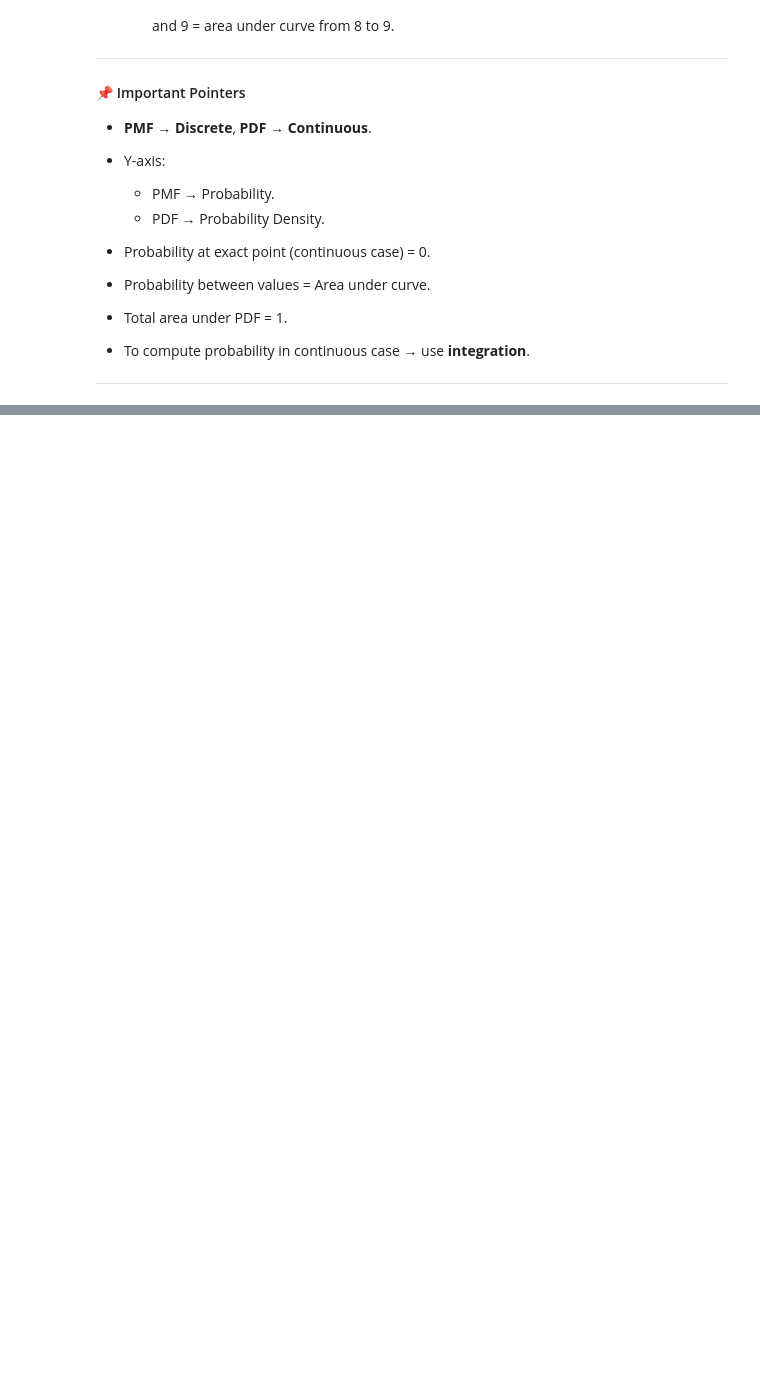
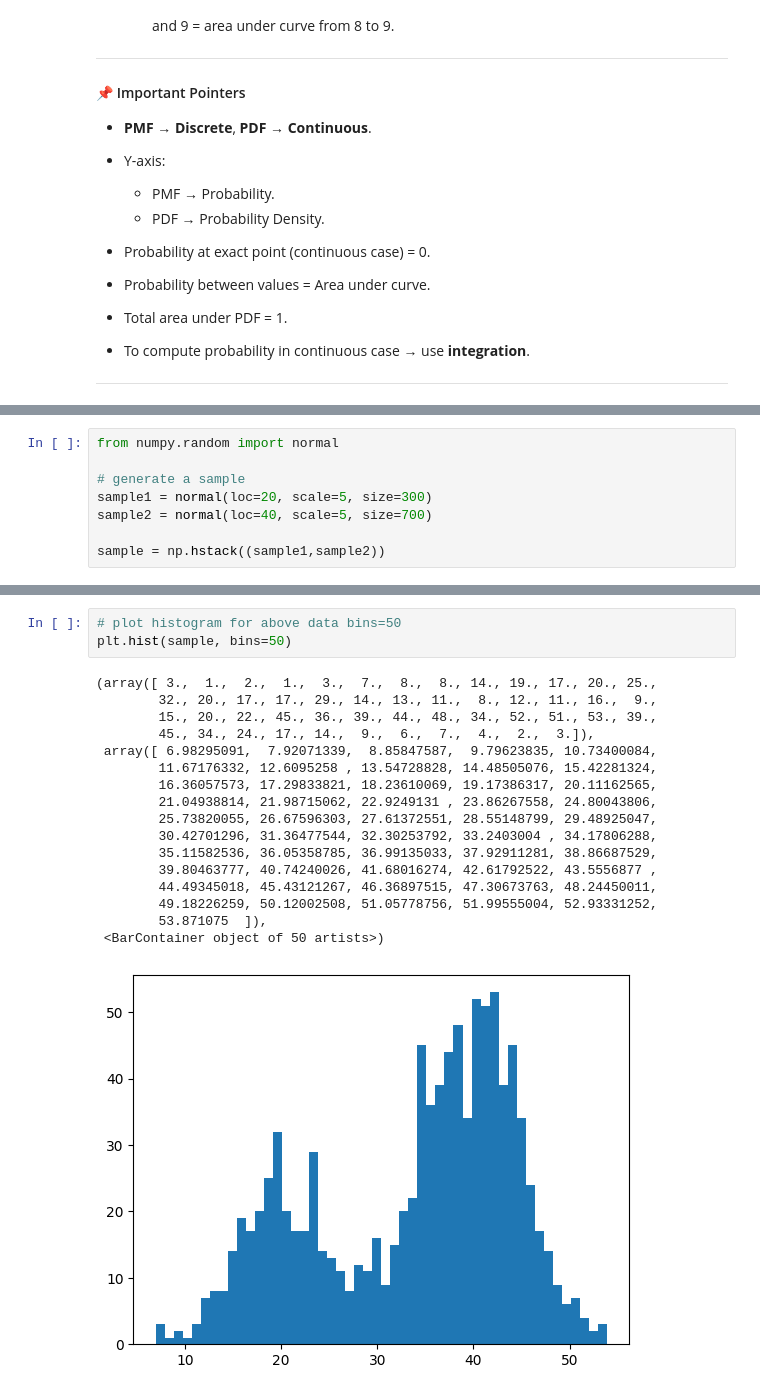
Before and after one commit to Narotam-Mishra/machine-learning-concepts, a Jupyter notebook: 05_Maths_for_ML/Probability/phase-1.ipynb, the cells around one changed output, grey strips where cells are left out. Drawn from its saved outputs; the diff is of its cells as text; blank space fills up the shorter version.

```diff
--- a/05_Maths_for_ML/Probability/phase-1.ipynb
+++ b/05_Maths_for_ML/Probability/phase-1.ipynb
@@ -175,0 +329,8 @@ np.cumsum(s1).plot(kind='bar')
+# %%
+from numpy.random import normal
+
+# generate a sample
+sample1 = normal(loc=20, scale=5, size=300)
+sample2 = normal(loc=40, scale=5, size=700)
+
+sample = np.hstack((sample1,sample2))
@@ -175,0 +357,21 @@ np.cumsum(s1).plot(kind='bar')
+# %%
+# plot histogram for above data bins=50
+plt.hist(sample, bins=50)
+# %% [output]
+(array([ 3.,  1.,  2.,  1.,  3.,  7.,  8.,  8., 14., 19., 17., 20., 25.,
+        32., 20., 17., 17., 29., 14., 13., 11.,  8., 12., 11., 16.,  9.,
+        15., 20., 22., 45., 36., 39., 44., 48., 34., 52., 51., 53., 39.,
+        45., 34., 24., 17., 14.,  9.,  6.,  7.,  4.,  2.,  3.]),
+ array([ 6.98295091,  7.92071339,  8.85847587,  9.79623835, 10.73400084,
+        11.67176332, 12.6095258 , 13.54728828, 14.48505076, 15.42281324,
+        16.36057573, 17.29833821, 18.23610069, 19.17386317, 20.11162565,
+        21.04938814, 21.98715062, 22.9249131 , 23.86267558, 24.80043806,
+        25.73820055, 26.67596303, 27.61372551, 28.55148799, 29.48925047,
+        30.42701296, 31.36477544, 32.30253792, 33.2403004 , 34.17806288,
+        35.11582536, 36.05358785, 36.99135033, 37.92911281, 38.86687529,
+        39.80463777, 40.74240026, 41.68016274, 42.61792522, 43.5556877 ,
+        44.49345018, 45.43121267, 46.36897515, 47.30673763, 48.24450011,
+        49.18226259, 50.12002508, 51.05778756, 51.99555004, 52.93331252,
+        53.871075  ]),
+ <BarContainer object of 50 artists>)
+[figure, added]
```
Also changed, not shown: parts of 27 cells of this notebook.
